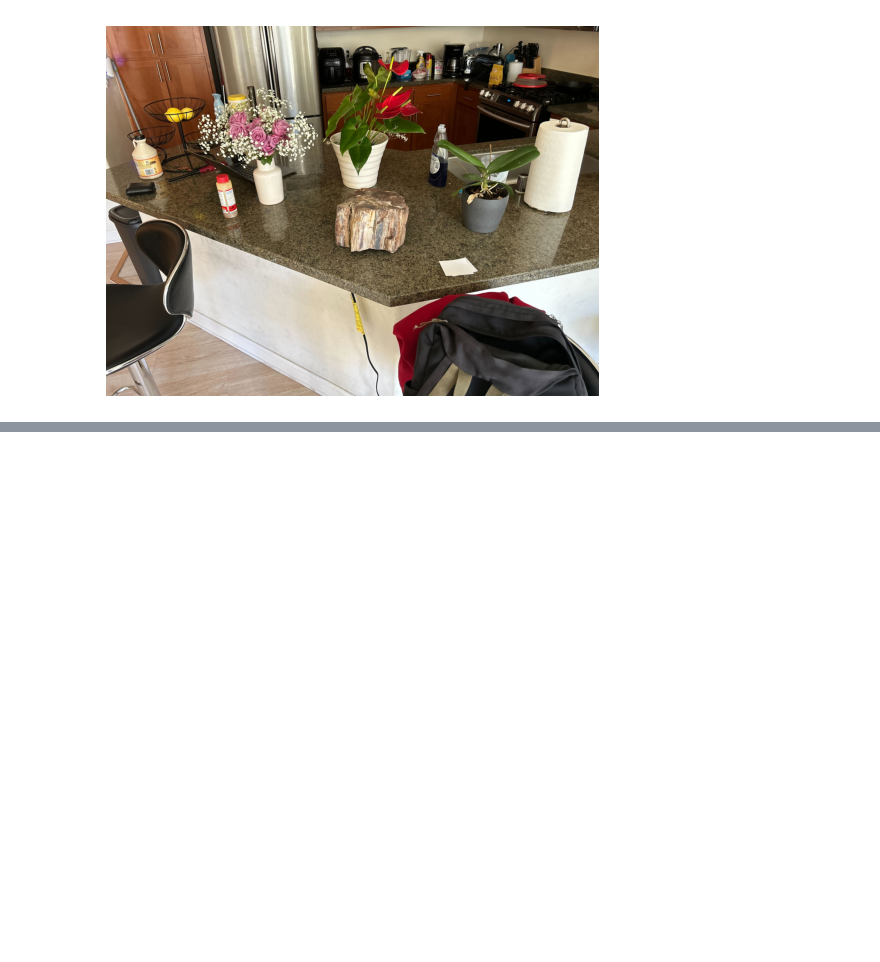
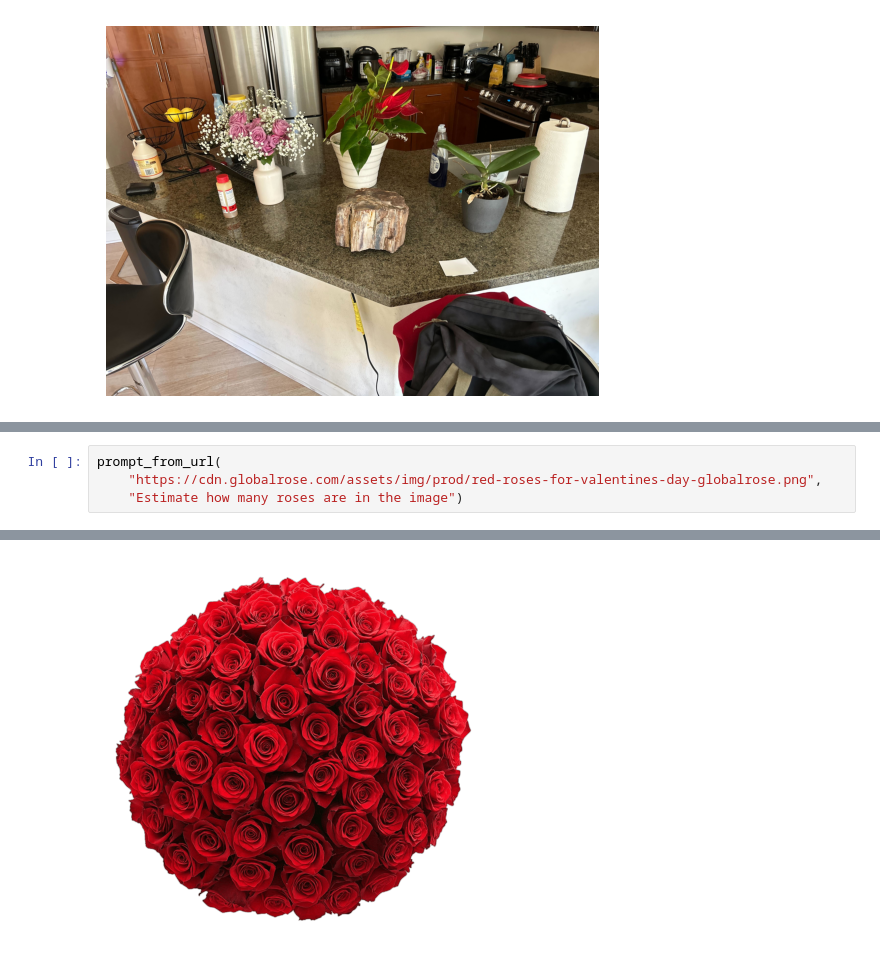
Before and after one commit to deving09/elbiat, a Jupyter notebook: multiturn_vlm.ipynb, the cells around one changed output, grey strips where cells are left out. Saved outputs shown, nothing was run; the diff lists cells and outputs as text; blank space fills up the shorter version.

```diff
--- a/multiturn_vlm.ipynb
+++ b/multiturn_vlm.ipynb
@@ -422 +562,6 @@ The kitchen has wooden cabinets, a stainless steel refrigerator, and a stove wit
 [figure]
+# %%
+prompt_from_url(
+    "https://cdn.globalrose.com/assets/img/prod/red-roses-for-valentines-day-globalrose.png",
+    "Estimate how many roses are in the image")
+# %% [output]
@@ -422,0 +571 @@ The kitchen has wooden cabinets, a stainless steel refrigerator, and a stove wit
+[figure, added]
```
Also changed, not shown: parts of 31 cells of this notebook.
